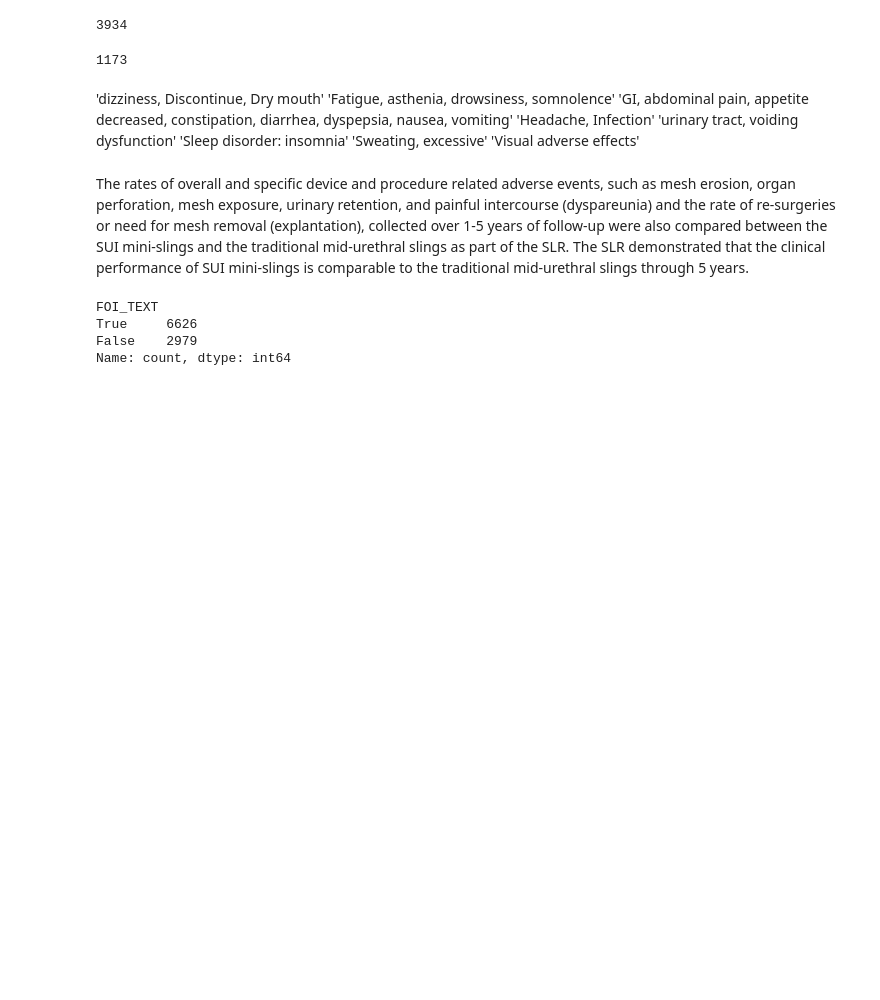
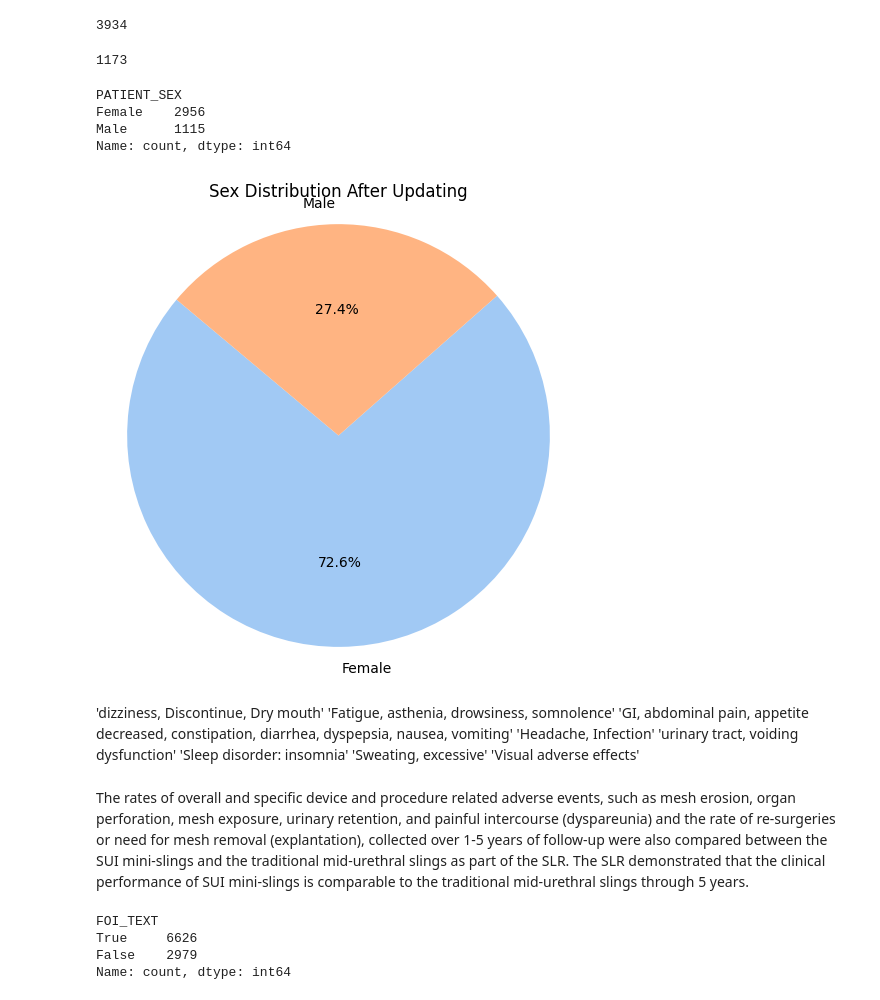
Before and after one commit to KaneZhao/Adverse-Events-in-Female-Stress-Urinary-Incontinence, a Jupyter notebook: EDA.ipynb, the cells around one changed output. Cells and saved outputs as stored; diff of their text form; code cells hidden in the pictures; blank space fills up the shorter version.

```diff
--- a/EDA.ipynb
+++ b/EDA.ipynb
@@ -585,6 +596,32 @@ len(merged_patient_files[(merged_patient_files['GENERIC_CATEGORY_SEX'] == 'Femal
 len(merged_patient_files[(merged_patient_files['GENERIC_CATEGORY_SEX'] == 'Male') & (merged_patient_files['PATIENT_SEX'].isna())])
 # %% [output]
 1173
+# %%
+condition_female = merged_patient_files['GENERIC_NAME'].str.contains('FEMALE|UROGYNECOLOGIC', case=False, na=False)
+condition_male = merged_patient_files['GENERIC_NAME'].str.contains('MALE', case=False, na=False)
+
+# Update the 'PATIENT_SEX' column based on these conditions
+merged_patient_files.loc[condition_female, 'PATIENT_SEX'] = 'Female'
+merged_patient_files.loc[condition_male, 'PATIENT_SEX'] = 'Male'
+# %%
+sex_no_duplicates = merged_patient_files[['MDR_REPORT_KEY', 'PATIENT_SEX']].dropna().drop_duplicates(keep='last')
+sex_no_duplicates["PATIENT_SEX"].value_counts()
+# %% [output]
+PATIENT_SEX
+Female    2956
+Male      1115
+Name: count, dtype: int64
+# %%
+sex_group_counts = sex_no_duplicates['PATIENT_SEX'].value_counts()
+
+# Plotting the pie chart
+plt.figure(figsize=(6, 6))
+plt.pie(sex_group_counts, labels=sex_group_counts.index, autopct='%1.1f%%', colors=sns.color_palette('pastel'), startangle=140)
+plt.title('Sex Distribution After Updating')
+plt.axis('equal')  # Equal aspect ratio ensures that pie is drawn as a circle.
+plt.show()
+# %% [output]
+[figure, added]
 # %%
 # mesh erosion, organ perforation, mesh exposure, severe pain and re-surgery
 # voiding dysfunction, dry mouth, fatigue, gastrointestinal complaints,urinary tract infections (UTI)
```
Also changed, not shown: parts of 21 cells of this notebook, 1 other file.
